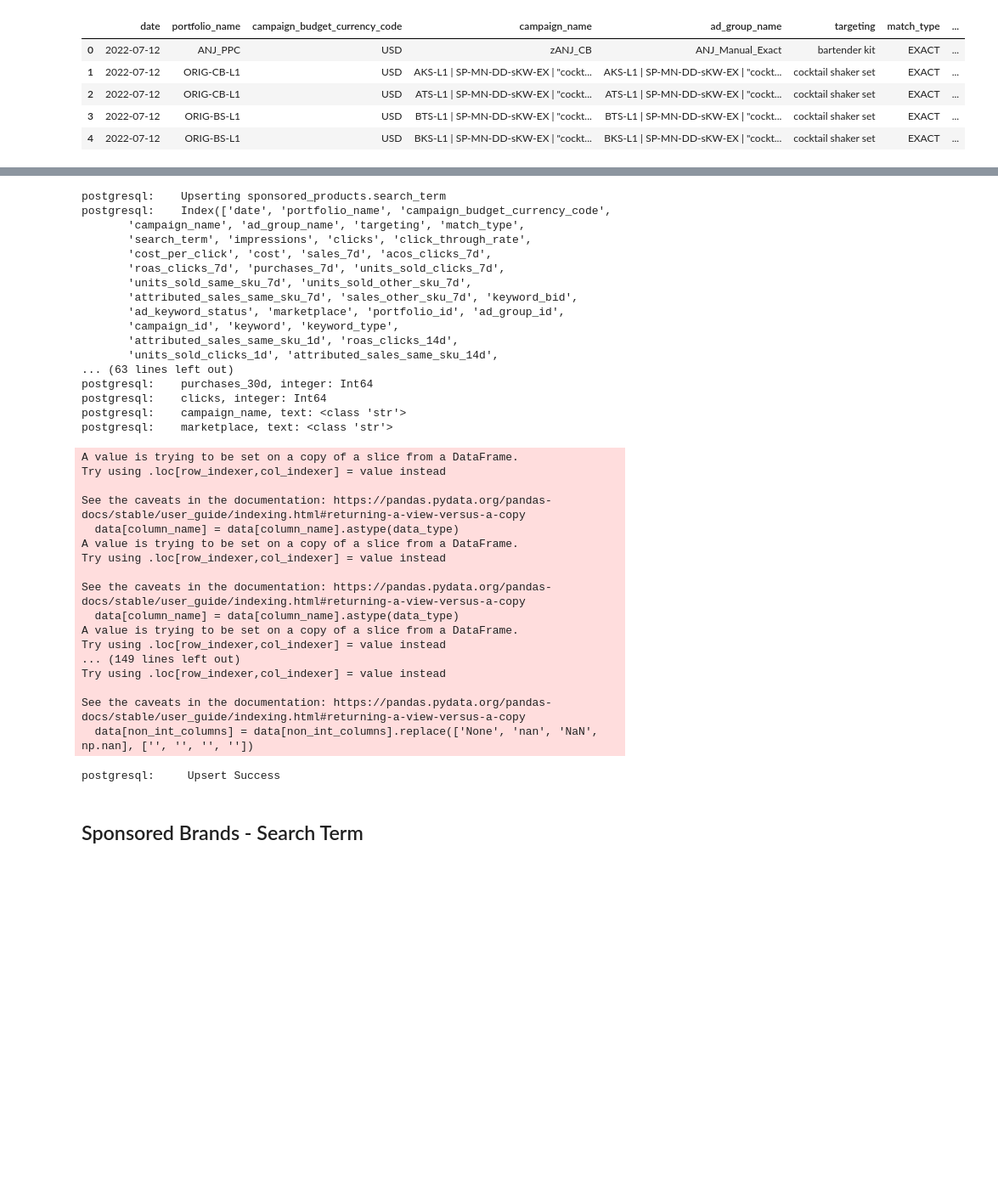
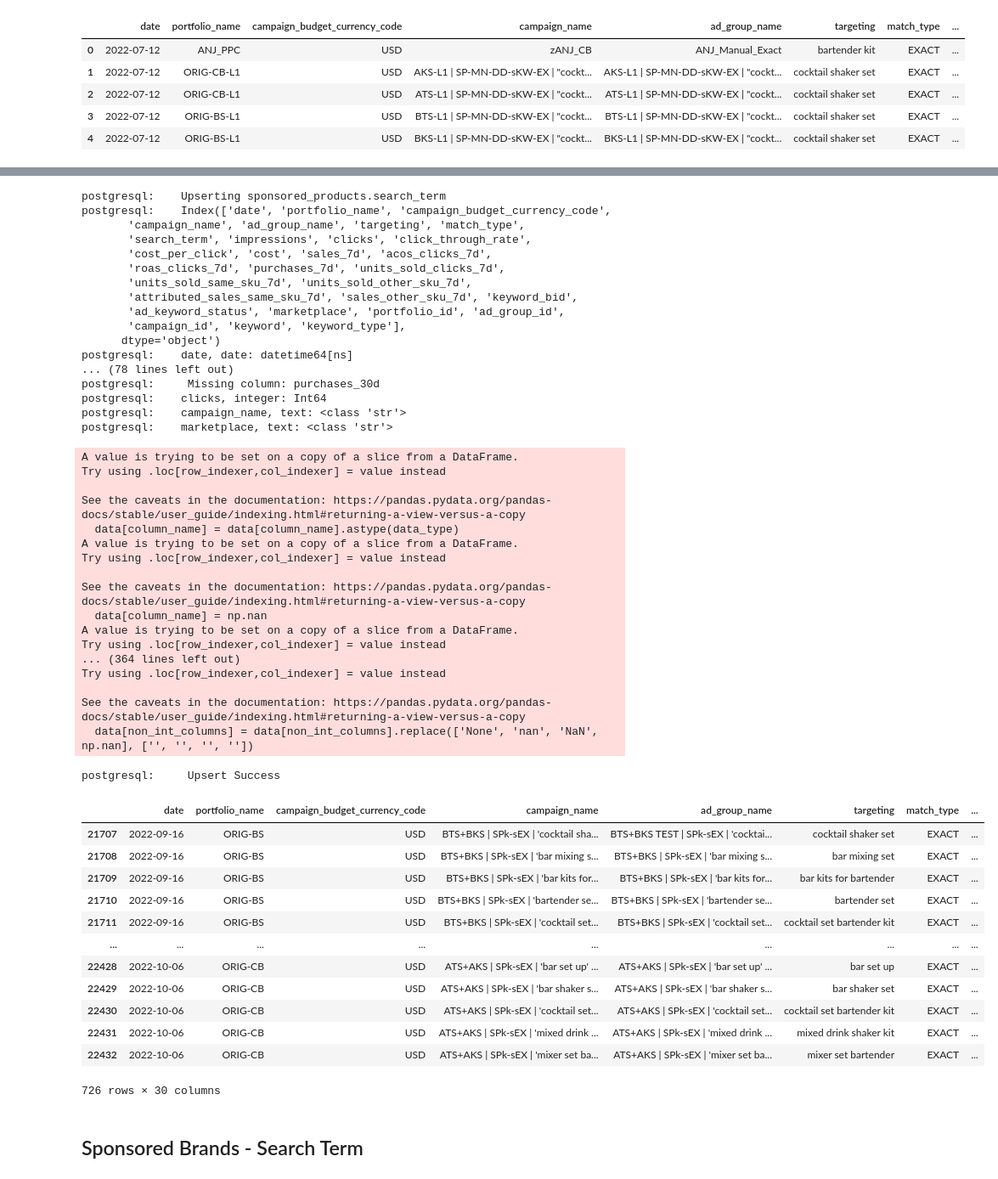
Before and after one commit to Bare-Barrel/Bare-Barrel-Automations, a Jupyter notebook: SI Data Cleaning.ipynb, the cells around one changed output, grey strips where cells are left out. Shown at 85% size. Saved outputs shown, nothing was run; the diff lists cells and outputs as text; code cells hidden in the pictures; blank space fills up the shorter version.

Commit message:
SI Data Cleaning Checkpoint

```diff
--- a/SI Data Cleaning.ipynb
+++ b/SI Data Cleaning.ipynb
@@ -285,8 +304,8 @@ for col in currency_cols:
     merged_search_term[col] = merged_search_term[col].apply(replace_dollar)
 # %%
 postgresql.upsert_bulk('sponsored_products.search_term',
-                       merged_search_term[merged_search_term.date <= dt.datetime(2023, 4, 30)],
-                       'pandas')
+                       merged_search_term[(merged_search_term.date >= dt.datetime(2022,9,15))
+                                           & (merged_search_term.date <= dt.datetime(2022, 10, 7))], 'pandas')
 # %% [output]
 postgresql:    Upserting sponsored_products.search_term
 postgresql:    Index(['date', 'portfolio_name', 'campaign_budget_currency_code',
@@ -297,11 +316,11 @@ postgresql:    Index(['date', 'portfolio_name', 'campaign_budget_currency_code',
        'units_sold_same_sku_7d', 'units_sold_other_sku_7d',
        'attributed_sales_same_sku_7d', 'sales_other_sku_7d', 'keyword_bid',
        'ad_keyword_status', 'marketplace', 'portfolio_id', 'ad_group_id',
-       'campaign_id', 'keyword', 'keyword_type',
-       'attributed_sales_same_sku_1d', 'roas_clicks_14d',
-       'units_sold_clicks_1d', 'attributed_sales_same_sku_14d',
-... (63 lines left out)
-postgresql:    purchases_30d, integer: Int64
+       'campaign_id', 'keyword', 'keyword_type'],
+      dtype='object')
+postgresql:    date, date: datetime64[ns]
+... (78 lines left out)
+postgresql:     Missing column: purchases_30d
 postgresql:    clicks, integer: Int64
 postgresql:    campaign_name, text: <class 'str'>
 postgresql:    marketplace, text: <class 'str'>
@@ -314,15 +333,32 @@ A value is trying to be set on a copy of a slice from a DataFrame.
 Try using .loc[row_indexer,col_indexer] = value instead
 
 See the caveats in the documentation: https://pandas.pydata.org/pandas-docs/stable/user_guide/indexing.html#returning-a-view-versus-a-copy
-  data[column_name] = data[column_name].astype(data_type)
+  data[column_name] = np.nan
 A value is trying to be set on a copy of a slice from a DataFrame.
 Try using .loc[row_indexer,col_indexer] = value instead
-... (149 lines left out)
+... (364 lines left out)
 Try using .loc[row_indexer,col_indexer] = value instead
 
 See the caveats in the documentation: https://pandas.pydata.org/pandas-docs/stable/user_guide/indexing.html#returning-a-view-versus-a-copy
   data[non_int_columns] = data[non_int_columns].replace(['None', 'nan', 'NaN', np.nan], ['', '', '', ''])
 postgresql:     Upsert Success
+# %%
+merged_search_term[(merged_search_term.date >= dt.datetime(2022,9,15))
+                                           & (merged_search_term.date <= dt.datetime(2022, 10, 7))]
+# %% [output]
+|  | date | portfolio_name | campaign_budget_currency_code | campaign_name | ad_group_name | targeting | match_type | ... |
+| 21707 | 2022-09-16 | ORIG-BS | USD | BTS+BKS | SPk-sEX | 'cocktail sha... | BTS+BKS TEST | SPk-sEX | 'cocktai... | cocktail shaker set | EXACT | ... |
+| 21708 | 2022-09-16 | ORIG-BS | USD | BTS+BKS | SPk-sEX | 'bar mixing s... | BTS+BKS | SPk-sEX | 'bar mixing s... | bar mixing set | EXACT | ... |
+| 21709 | 2022-09-16 | ORIG-BS | USD | BTS+BKS | SPk-sEX | 'bar kits for... | BTS+BKS | SPk-sEX | 'bar kits for... | bar kits for bartender | EXACT | ... |
+| 21710 | 2022-09-16 | ORIG-BS | USD | BTS+BKS | SPk-sEX | 'bartender se... | BTS+BKS | SPk-sEX | 'bartender se... | bartender set | EXACT | ... |
+| 21711 | 2022-09-16 | ORIG-BS | USD | BTS+BKS | SPk-sEX | 'cocktail set... | BTS+BKS | SPk-sEX | 'cocktail set... | cocktail set bartender kit | EXACT | ... |
+| ... | ... | ... | ... | ... | ... | ... | ... | ... |
+| 22428 | 2022-10-06 | ORIG-CB | USD | ATS+AKS | SPk-sEX | 'bar set up' ... | ATS+AKS | SPk-sEX | 'bar set up' ... | bar set up | EXACT | ... |
+| 22429 | 2022-10-06 | ORIG-CB | USD | ATS+AKS | SPk-sEX | 'bar shaker s... | ATS+AKS | SPk-sEX | 'bar shaker s... | bar shaker set | EXACT | ... |
+| 22430 | 2022-10-06 | ORIG-CB | USD | ATS+AKS | SPk-sEX | 'cocktail set... | ATS+AKS | SPk-sEX | 'cocktail set... | cocktail set bartender kit | EXACT | ... |
+| 22431 | 2022-10-06 | ORIG-CB | USD | ATS+AKS | SPk-sEX | 'mixed drink ... | ATS+AKS | SPk-sEX | 'mixed drink ... | mixed drink shaker kit | EXACT | ... |
+| 22432 | 2022-10-06 | ORIG-CB | USD | ATS+AKS | SPk-sEX | 'mixer set ba... | ATS+AKS | SPk-sEX | 'mixer set ba... | mixer set bartender | EXACT | ... |
+726 rows × 30 columns
 # %% [markdown]
 ## Sponsored Brands - Search Term
 # %% [markdown]
```
Also changed, not shown: parts of 7 cells of this notebook.
